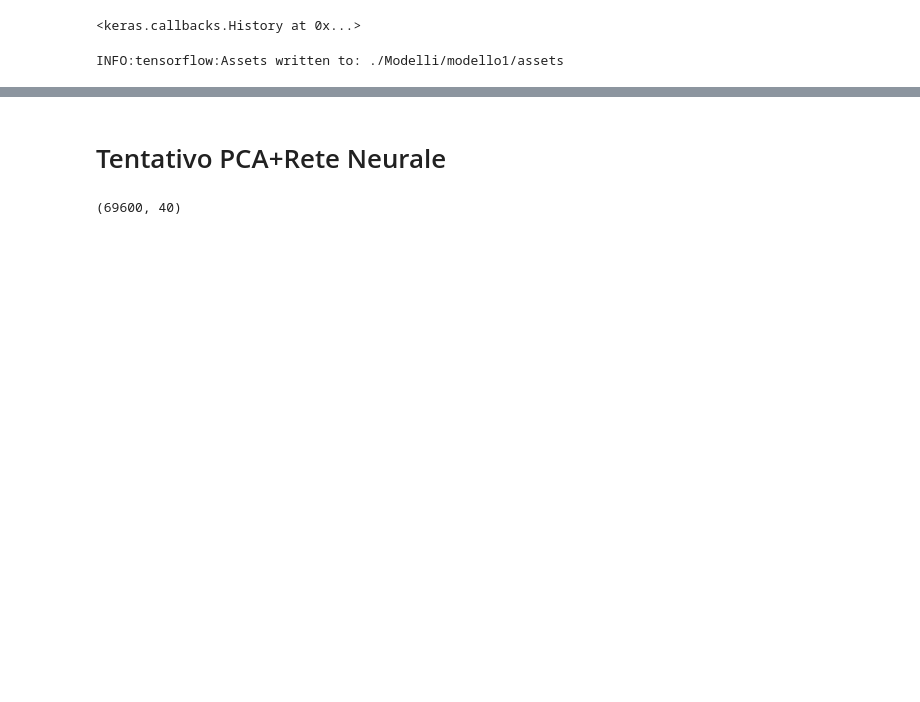
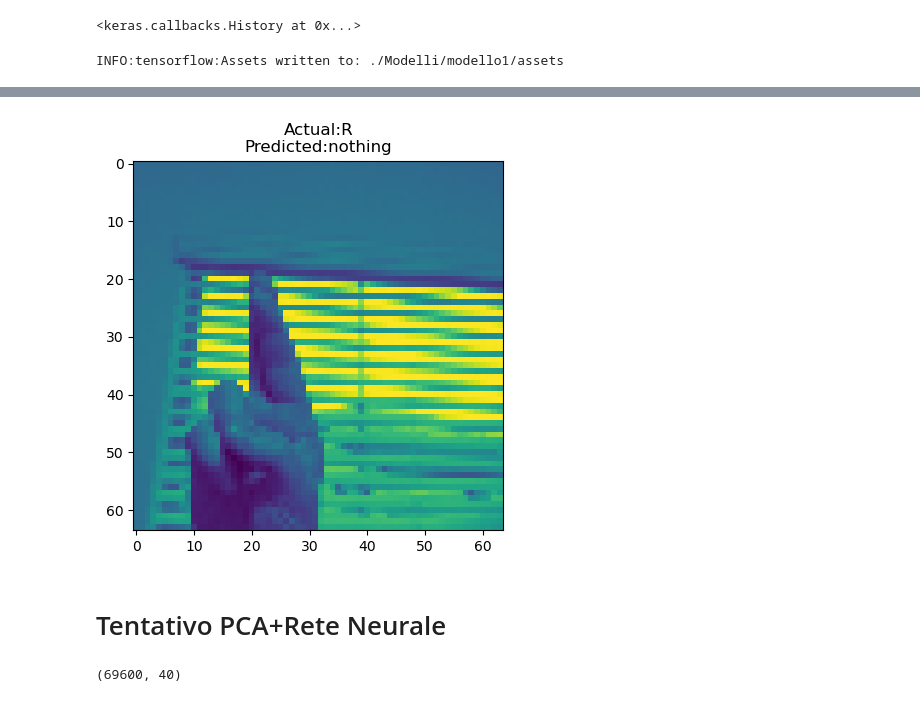
Before and after one commit to SteMor1/ASL_Live_Recognition, a Jupyter notebook: ProgettoML.ipynb, the cells around one changed output, grey strips where cells are left out. Cells and saved outputs as stored; diff of their text form; code cells hidden in the pictures; blank space fills up the shorter version.

```diff
--- a/ProgettoML.ipynb
+++ b/ProgettoML.ipynb
@@ -142,3 +148,5 @@ Caricamento della cartella P...
 Caricamento della cartella P completato.
 Caricamento della cartella W...
 Caricamento della cartella W completato.
+# %%
+test_images, test_labels = load_data(test_dir)
@@ -216,6 +246,7 @@ labels = sorted(set(val_labels))
 # %%
 train_images_norm = np.array(train_images)/255
 val_images_norm = np.array(val_images)/255
+test_images_norm = np.array(test_images)/255
 # %%
 train_images_vectorized = train_images_norm.reshape(len(train_images_norm), -1)
 val_images_vectorized = val_images_norm.reshape(len(val_images_norm), -1)
@@ -381,0 +420,8 @@ INFO:tensorflow:Assets written to: ./Modelli/modello1/assets
+# %%
+img=test_images_norm[2:3]
+label = model.predict(img)
+index=np.argmax(label)
+plt.imshow(test_images[2])
+plt.title(f"Actual:{test_labels[2]}\nPredicted:{labels[index]}")
+plt.show()
+# %% [output]
@@ -382,3 +429,4 @@ INFO:tensorflow:Assets written to: ./Modelli/modello1/assets
+[figure, added]
 # %% [markdown]
 # Tentativo PCA+Rete Neurale
 # %%
```
Also changed, not shown: parts of 51 cells of this notebook, 5 other files.
